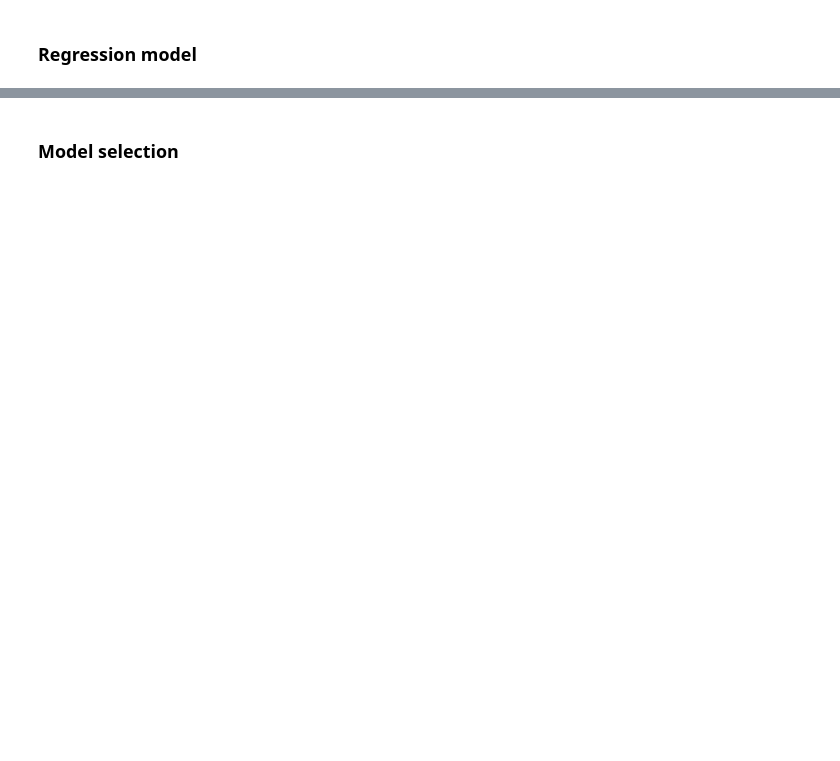
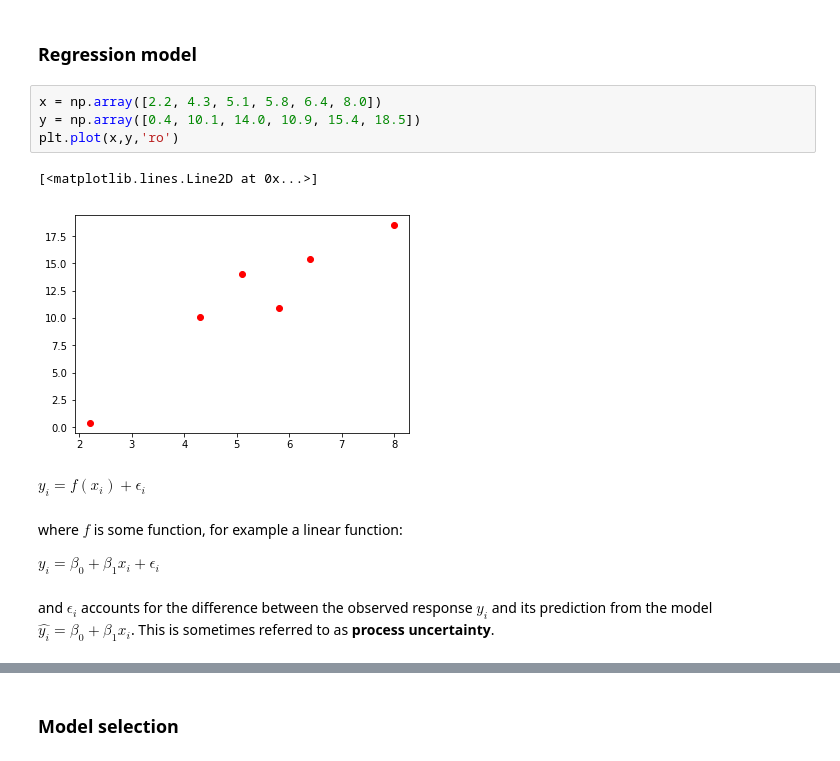
Before and after one commit to yueying-teng/STAT, a Jupyter notebook: statistical model.ipynb, the cells around one changed output, grey strips where cells are left out. Cells and saved outputs as stored; diff of their text form; blank space fills up the shorter version.

```diff
--- a/statistical model.ipynb
+++ b/statistical model.ipynb
@@ -378,2 +490,21 @@ To apply the Newton-Raphson algorithm, a function that returns a vector containi
 # %% [markdown]
 ### Regression model
+# %%
+x = np.array([2.2, 4.3, 5.1, 5.8, 6.4, 8.0])
+y = np.array([0.4, 10.1, 14.0, 10.9, 15.4, 18.5])
+plt.plot(x,y,'ro')
+# %% [output]
+[<matplotlib.lines.Line2D at 0x...>]
+[figure, added]
+# %% [markdown]
+<div style="font-size: 100%;">
+$y_i = f(x_i) + \epsilon_i$
+</div>
+# %% [markdown]
+where $f$ is some function, for example a linear function:
+
+<div style="font-size: 100%;">
+$y_i = \beta_0 + \beta_1 x_i + \epsilon_i$
+</div>
+# %% [markdown]
+and $\epsilon_i$ accounts for the difference between the observed response $y_i$ and its prediction from the model $\hat{y_i} = \beta_0 + \beta_1 x_i$. This is sometimes referred to as **process uncertainty**.
```
Also changed, not shown: parts of 24 cells of this notebook.
